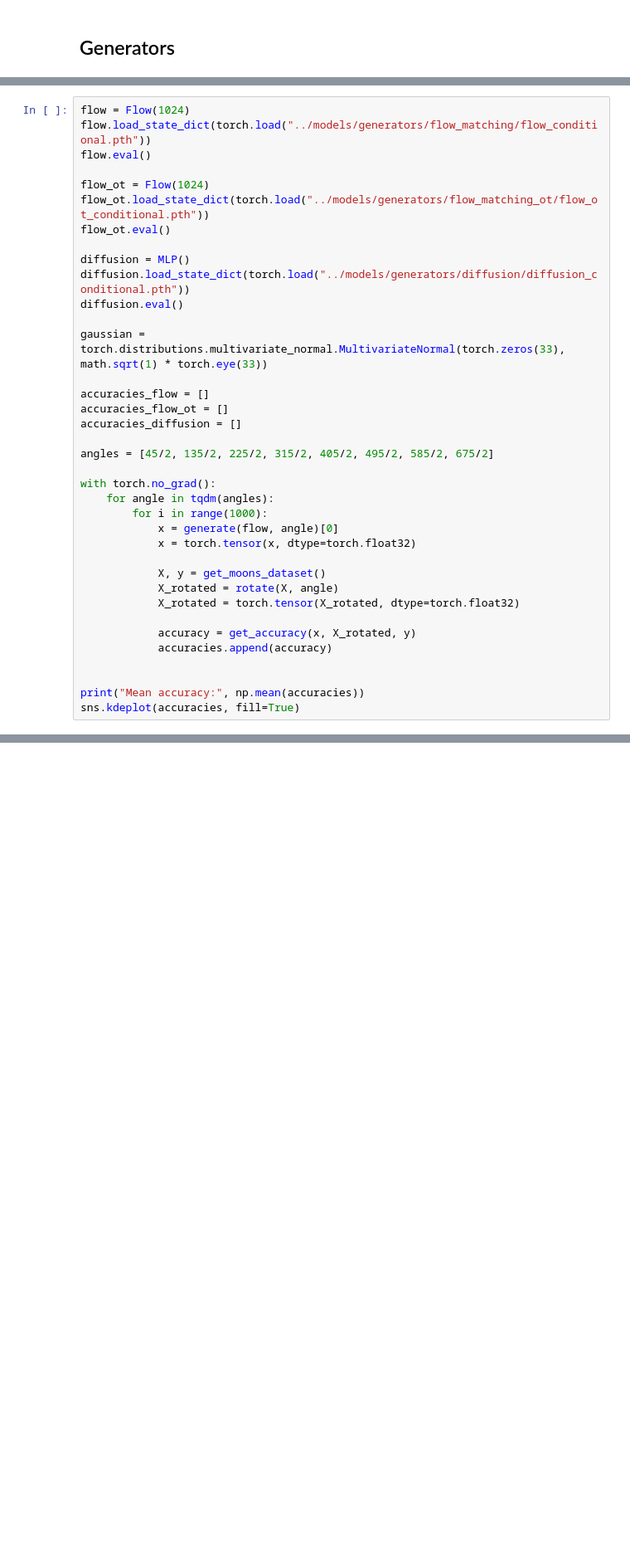
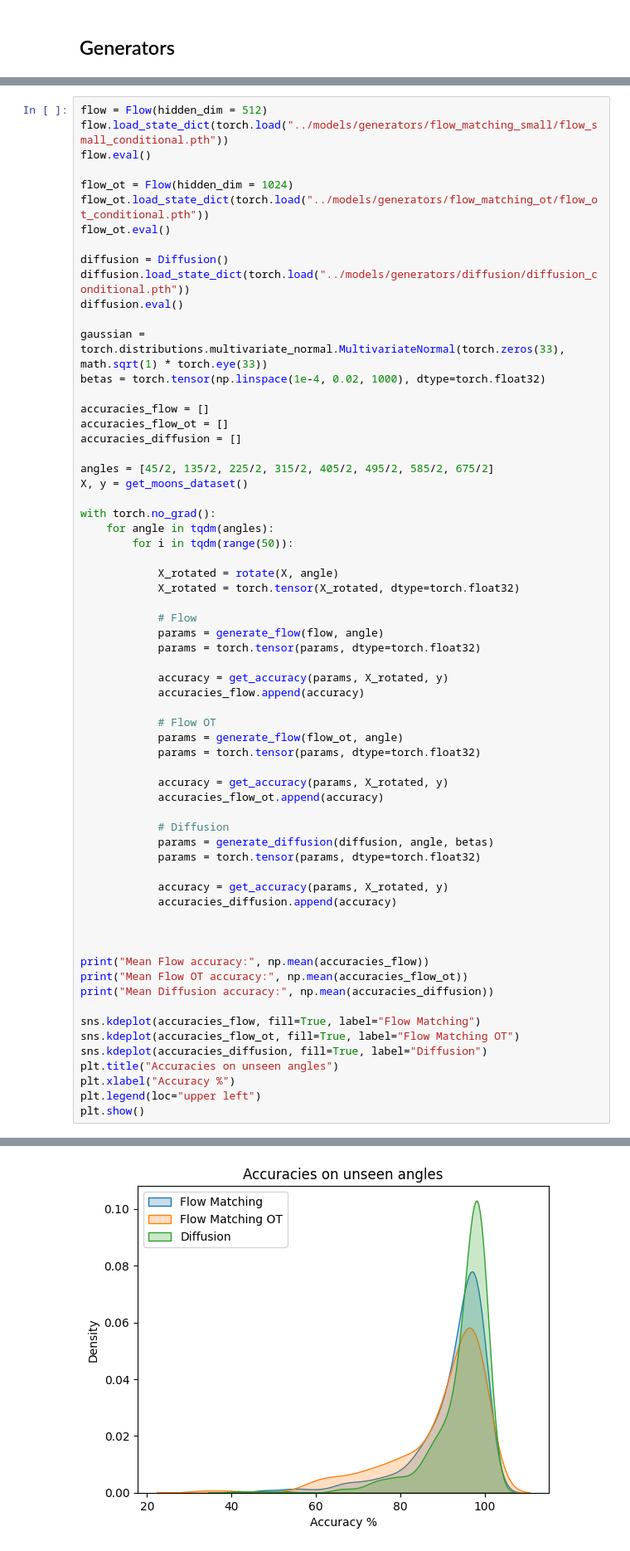
Before and after one commit to IDavron/exploring-neural-networks-weight-space, a Jupyter notebook: notebooks/accuracy.ipynb, the cells around one changed output, grey strips where cells are left out. Shown at 83% size. Saved outputs shown, nothing was run; the diff lists cells and outputs as text; blank space fills up the shorter version.

```diff
--- a/notebooks/accuracy.ipynb
+++ b/notebooks/accuracy.ipynb
@@ -366,37 +245,65 @@ def generate_diffusion(model, angle, betas):
 # %%
-flow = Flow(1024)
-flow.load_state_dict(torch.load("../models/generators/flow_matching/flow_conditional.pth"))
+flow = Flow(hidden_dim = 512)
+flow.load_state_dict(torch.load("../models/generators/flow_matching_small/flow_small_conditional.pth"))
 flow.eval()
 
-flow_ot = Flow(1024)
+flow_ot = Flow(hidden_dim = 1024)
 flow_ot.load_state_dict(torch.load("../models/generators/flow_matching_ot/flow_ot_conditional.pth"))
 flow_ot.eval()
 
-diffusion = MLP()
+diffusion = Diffusion()
 diffusion.load_state_dict(torch.load("../models/generators/diffusion/diffusion_conditional.pth"))
 diffusion.eval()
 
 gaussian = torch.distributions.multivariate_normal.MultivariateNormal(torch.zeros(33), math.sqrt(1) * torch.eye(33))
+betas = torch.tensor(np.linspace(1e-4, 0.02, 1000), dtype=torch.float32)
 
 accuracies_flow = []
 accuracies_flow_ot = []
 accuracies_diffusion = []
 
 angles = [45/2, 135/2, 225/2, 315/2, 405/2, 495/2, 585/2, 675/2]
+X, y = get_moons_dataset()
 
 with torch.no_grad():
     for angle in tqdm(angles):
-        for i in range(1000):
-            x = generate(flow, angle)[0]
-            x = torch.tensor(x, dtype=torch.float32)
+        for i in tqdm(range(50)):
 
-            X, y = get_moons_dataset()
             X_rotated = rotate(X, angle)
             X_rotated = torch.tensor(X_rotated, dtype=torch.float32)
 
-            accuracy = get_accuracy(x, X_rotated, y)
-            accuracies.append(accuracy)
+            # Flow
+            params = generate_flow(flow, angle)
+            params = torch.tensor(params, dtype=torch.float32)
+
+            accuracy = get_accuracy(params, X_rotated, y)
+            accuracies_flow.append(accuracy)
+
+            # Flow OT
+            params = generate_flow(flow_ot, angle)
+            params = torch.tensor(params, dtype=torch.float32)
+
+            accuracy = get_accuracy(params, X_rotated, y)
+            accuracies_flow_ot.append(accuracy)
+
+            # Diffusion
+            params = generate_diffusion(diffusion, angle, betas)
+            params = torch.tensor(params, dtype=torch.float32)
+
+            accuracy = get_accuracy(params, X_rotated, y)
+            accuracies_diffusion.append(accuracy)
 
 
-print("Mean accuracy:", np.mean(accuracies))
-sns.kdeplot(accuracies, fill=True)
+
+print("Mean Flow accuracy:", np.mean(accuracies_flow))
+print("Mean Flow OT accuracy:", np.mean(accuracies_flow_ot))
+print("Mean Diffusion accuracy:", np.mean(accuracies_diffusion))
+
+sns.kdeplot(accuracies_flow, fill=True, label="Flow Matching")
+sns.kdeplot(accuracies_flow_ot, fill=True, label="Flow Matching OT")
+sns.kdeplot(accuracies_diffusion, fill=True, label="Diffusion")
+plt.title("Accuracies on unseen angles")
+plt.xlabel("Accuracy %")
+plt.legend(loc="upper left")
+plt.show()
+# %% [output]
@@ -402,0 +313 @@ sns.kdeplot(accuracies, fill=True)
+[figure, added]
```
Also changed, not shown: parts of 9 cells of this notebook, 36 other files.
